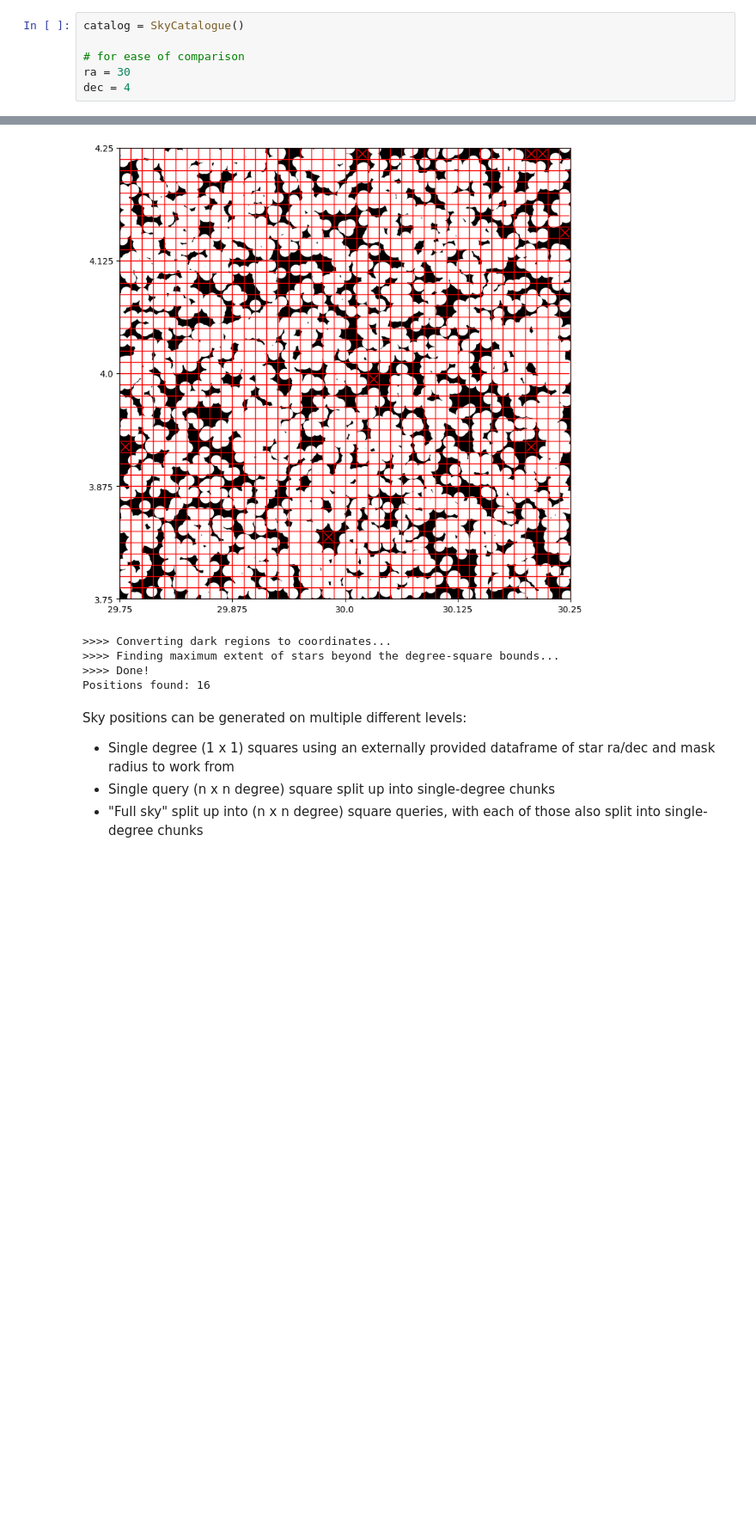
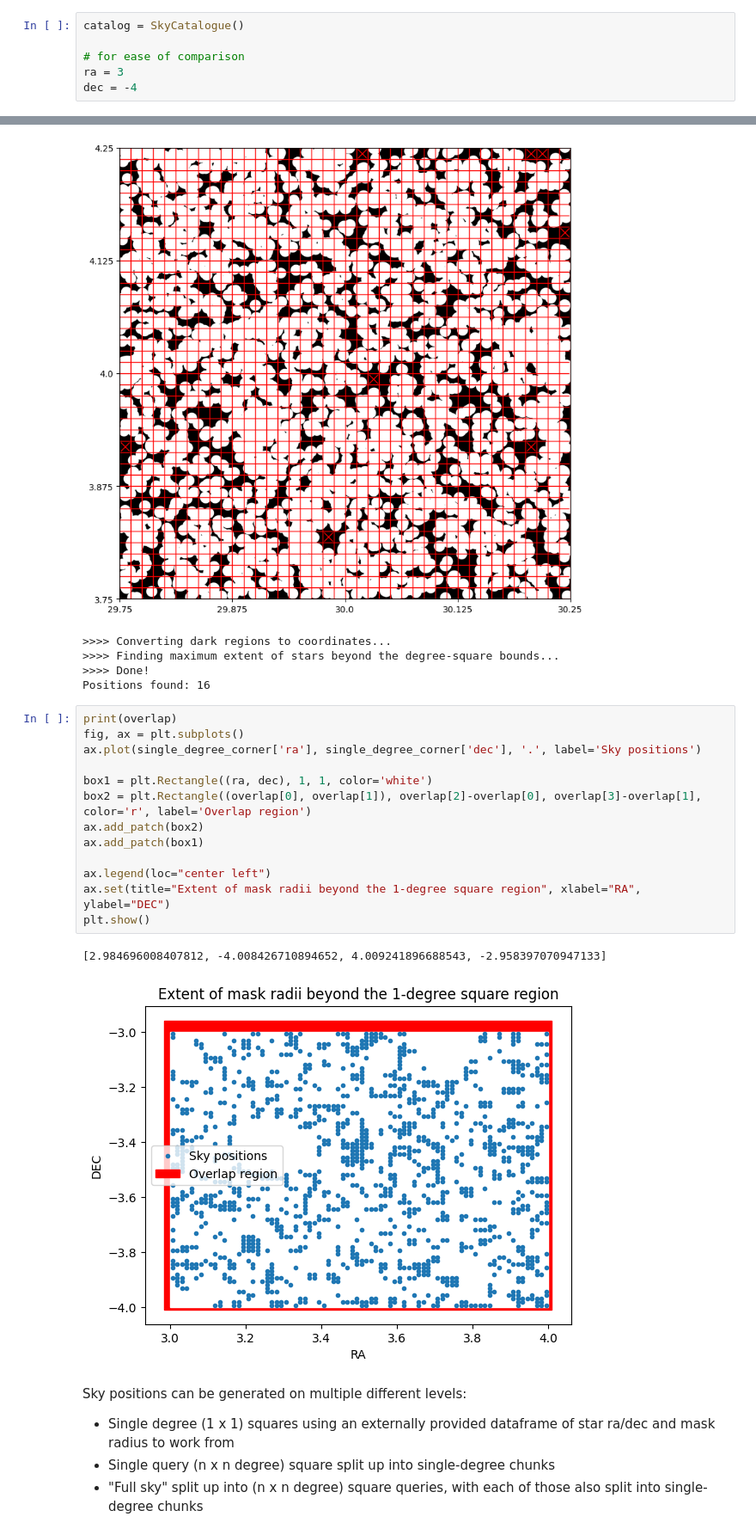
Before and after one commit to cyb0rb/WiFeS_Catalog, a Jupyter notebook: generating_catalogs.ipynb, the cells around one changed output, grey strips where cells are left out. Shown at 86% size. Cells and saved outputs as stored; diff of their text form; blank space fills up the shorter version.

```diff
--- a/generating_catalogs.ipynb
+++ b/generating_catalogs.ipynb
@@ -42,7 +42,7 @@ This initialization often takes over a minute due to the size of the KDTree obje
 catalog = SkyCatalogue()
 
 # for ease of comparison
-ra = 30
-dec = 4
+ra = 3
+dec = -4
 # %% [output]
 Initialising...
@@ -105,6 +89,22 @@ print(f"Positions found: {single_degree_centre.size}")
 >>>> Finding maximum extent of stars beyond the degree-square bounds...
 >>>> Done!
 Positions found: 16
+# %%
+print(overlap)
+fig, ax = plt.subplots()
+ax.plot(single_degree_corner['ra'], single_degree_corner['dec'], '.', label='Sky positions')
+
+box1 = plt.Rectangle((ra, dec), 1, 1, color='white')
+box2 = plt.Rectangle((overlap[0], overlap[1]), overlap[2]-overlap[0], overlap[3]-overlap[1], color='r', label='Overlap region')
+ax.add_patch(box2)
+ax.add_patch(box1)
+
+ax.legend(loc="center left")
+ax.set(title="Extent of mask radii beyond the 1-degree square region", xlabel="RA", ylabel="DEC")
+plt.show()
+# %% [output]
+[2.984696008407812, -4.008426710894652, 4.009241896688543, -2.958397070947133]
+[figure, added]
 # %% [markdown]
 Sky positions can be generated on multiple different levels:
 - Single degree (1 x 1) squares using an externally provided dataframe of star ra/dec and mask radius to work from
```
Also changed, not shown: parts of 6 cells of this notebook, 1 other file.
